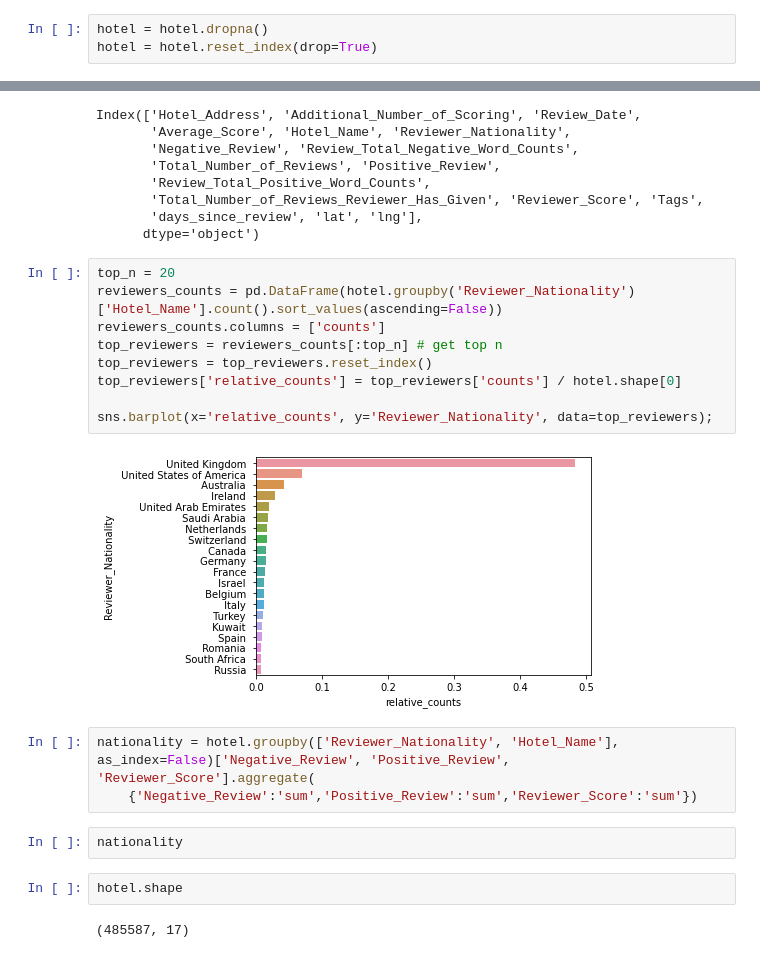
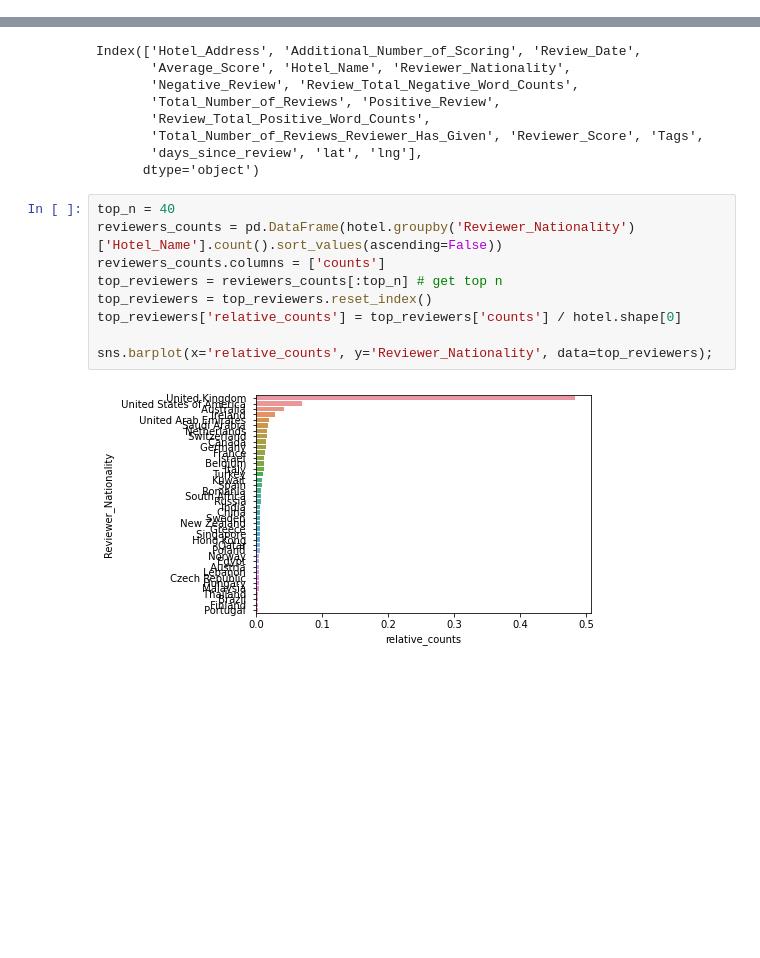
Before and after one commit to cermatej/vse-text-analysis, a Jupyter notebook: hotel_text_analysis.ipynb, the cells around one changed output, grey strips where cells are left out. Saved outputs shown, nothing was run; the diff lists cells and outputs as text; blank space fills up the shorter version.

```diff
--- a/hotel_text_analysis.ipynb
+++ b/hotel_text_analysis.ipynb
@@ -50,8 +37,5 @@ hotel
 # %% [markdown]
 drop columns with missing values and reset index
-# %%
-hotel = hotel.dropna()
-hotel = hotel.reset_index(drop=True)
 # %% [markdown]
 ### Vizualizace
 # %% [markdown]
@@ -564,22 +651,13 @@ Index(['Hotel_Address', 'Additional_Number_of_Scoring', 'Review_Date',
        'days_since_review', 'lat', 'lng'],
       dtype='object')
 # %%
-top_n = 20
+top_n = 40
 reviewers_counts = pd.DataFrame(hotel.groupby('Reviewer_Nationality')['Hotel_Name'].count().sort_values(ascending=False))
 reviewers_counts.columns = ['counts']
 top_reviewers = reviewers_counts[:top_n] # get top n
 top_reviewers = top_reviewers.reset_index()
 top_reviewers['relative_counts'] = top_reviewers['counts'] / hotel.shape[0]
 
 sns.barplot(x='relative_counts', y='Reviewer_Nationality', data=top_reviewers);
 # %% [output]
-[figure, old version]
+[figure, new version]
-# %%
-nationality = hotel.groupby(['Reviewer_Nationality', 'Hotel_Name'], as_index=False)['Negative_Review', 'Positive_Review', 'Reviewer_Score'].aggregate(
-    {'Negative_Review':'sum','Positive_Review':'sum','Reviewer_Score':'sum'})
-# %%
-nationality
-# %%
-hotel.shape
-# %% [output]
-(485587, 17)
```
Also changed, not shown: parts of 43 cells of this notebook, 2 other files.
